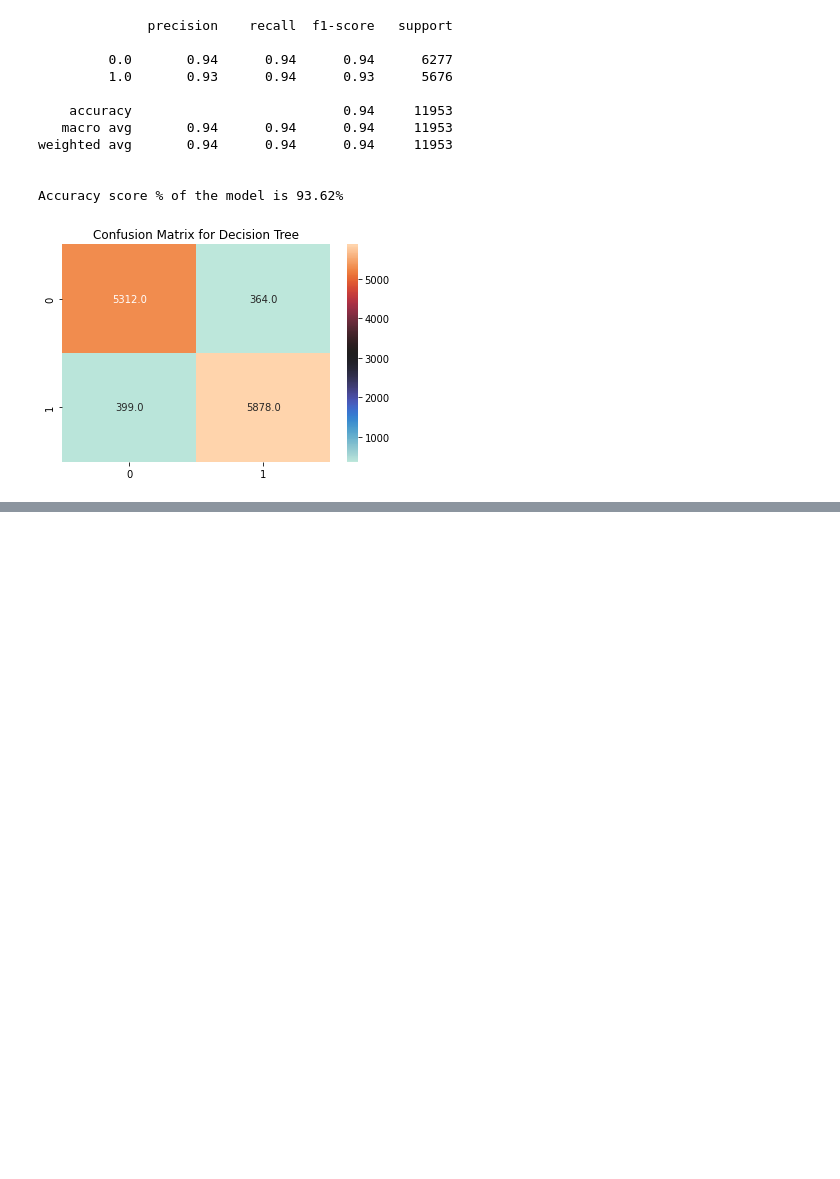
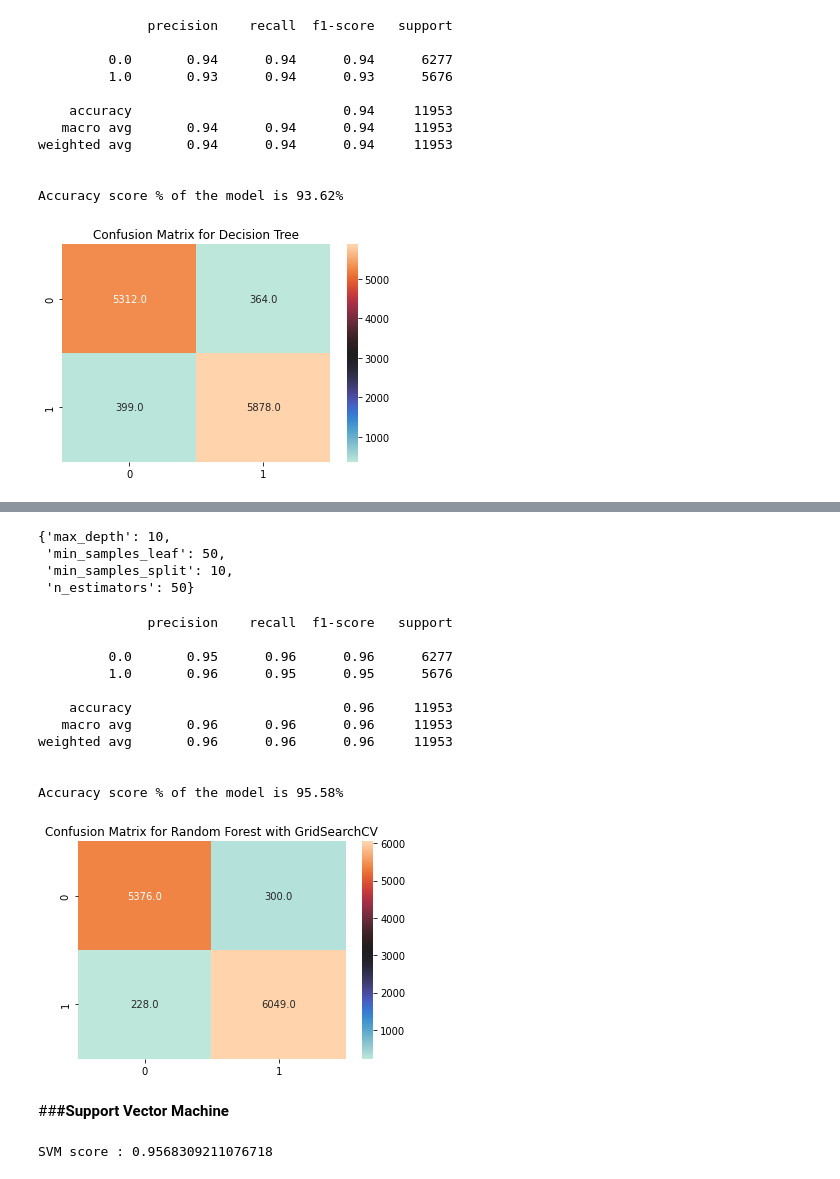
Before and after one commit to Rahulchauhan1612/Airline-Passenger-Referral-Prediction, a Jupyter notebook: Airline_Passenger_Referral_Prediction.ipynb, the cells around one changed output, grey strips where cells are left out. Saved outputs shown, nothing was run; the diff lists cells and outputs as text; code cells hidden in the pictures; blank space fills up the shorter version.

```diff
--- a/Airline_Passenger_Referral_Prediction.ipynb
+++ b/Airline_Passenger_Referral_Prediction.ipynb
@@ -831,0 +869,17 @@ Accuracy score % of the model is 93.62%
+# %%
+#Hyperparametric Tuning to get best parameter for evaluation:
+
+param_dict = {'n_estimators' : [50,80,100],
+              'max_depth' : [6,8,10,12],
+              'min_samples_split' : [10,50,100],
+              'min_samples_leaf' : [30,40,50]}
+# %%
+#uassigning grid search variable:
+
+rf_grid = GridSearchCV(estimator=rf,
+                       param_grid = param_dict,
+                       cv = 5, verbose=2)
+
+#Evaluating the optimal parameters
+rf_grid.fit(X_train,y_train)
+rf_grid.best_estimator_
@@ -831,0 +906,54 @@ Accuracy score % of the model is 93.62%
+# %%
+#getting best parameter from grid search:
+
+rf_grid.best_params_
+# %% [output]
+{'max_depth': 10,
+ 'min_samples_leaf': 50,
+ 'min_samples_split': 10,
+ 'n_estimators': 50}
+# %%
+#assigning best param variable:
+
+rf_grid_best = rf_grid.best_estimator_
+# %%
+#model evaluation:
+
+pred_value = rf_grid_best.predict(X_test)
+
+
+print(metrics.classification_report(y_test,pred_value))
+cm = confusion_matrix(y_test,pred_value,labels=[1,0])
+
+print(f'\nAccuracy score % of the model is {round(accuracy_score(y_test,pred_value)*100,2)}%\n')
+sns.heatmap(cm, annot=True, fmt = ".1f",cmap='icefire')
+plt.title('Confusion Matrix for Random Forest with GridSearchCV')
+
+
+#calling function to append evaluation metrices:
+
+evaluation_metrics_df=evaluation_metric('Random Forest with GridSearchCV',y_test,pred_value,evaluation_metrics_df)
+# %% [output]
+              precision    recall  f1-score   support
+
+         0.0       0.95      0.96      0.96      6277
+         1.0       0.96      0.95      0.95      5676
+
+    accuracy                           0.96     11953
+   macro avg       0.96      0.96      0.96     11953
+weighted avg       0.96      0.96      0.96     11953
+
+
+Accuracy score % of the model is 95.58%
+[figure, added]
+# %% [markdown]
+##**#Support Vector Machine**
+# %%
+#supprt vector machine using kernel as linear:
+
+svc= SVC(kernel = 'linear')
+svc.fit(X_train,y_train)
+score=svc.score(X_test,y_test)
+print(f'SVM score : {score}')
+# %% [output]
+SVM score : 0.9568309211076718
```
Also changed, not shown: parts of 52 cells of this notebook.
